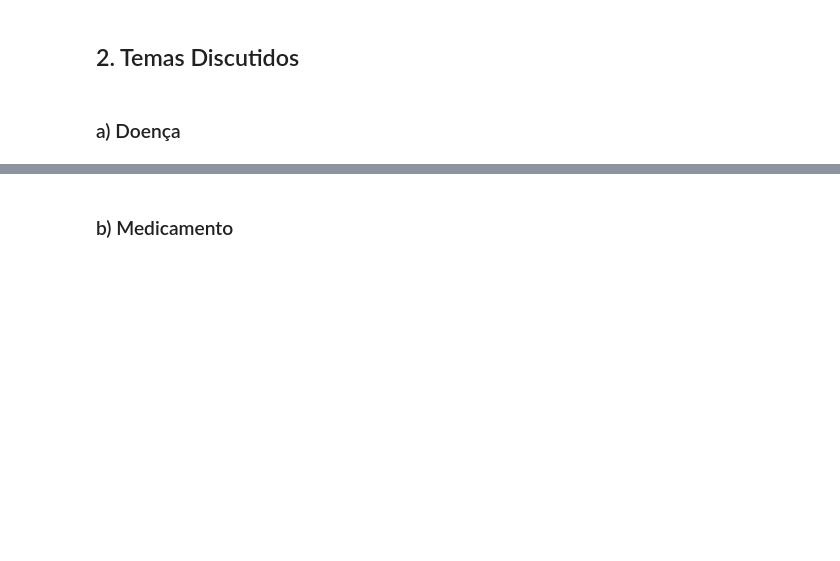
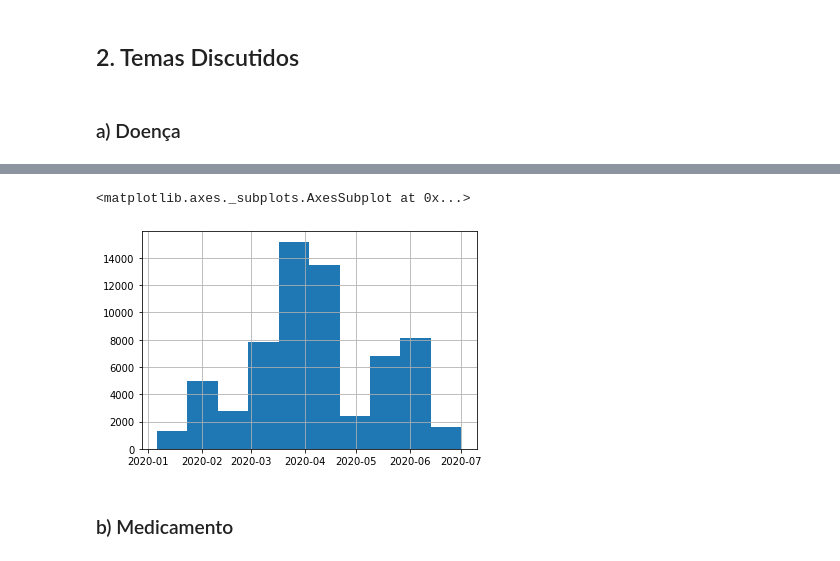
Before and after one commit to bmnds/uea-data-science-02-python-programming, a Jupyter notebook: trabalho_final.ipynb, the cells around one changed output, grey strips where cells are left out. Drawn from its saved outputs; the diff is of its cells as text; code cells hidden in the pictures; blank space fills up the shorter version.

```diff
--- a/trabalho_final.ipynb
+++ b/trabalho_final.ipynb
@@ -363,3 +354,8 @@ dtype: int64
+# %%
+DoencaDB.data.hist()
+# %% [output]
+<matplotlib.axes._subplots.AxesSubplot at 0x...>
+[figure, added]
 # %% [markdown]
 ### b) Medicamento
 # %%
```
Also changed, not shown: parts of 7 cells of this notebook.
